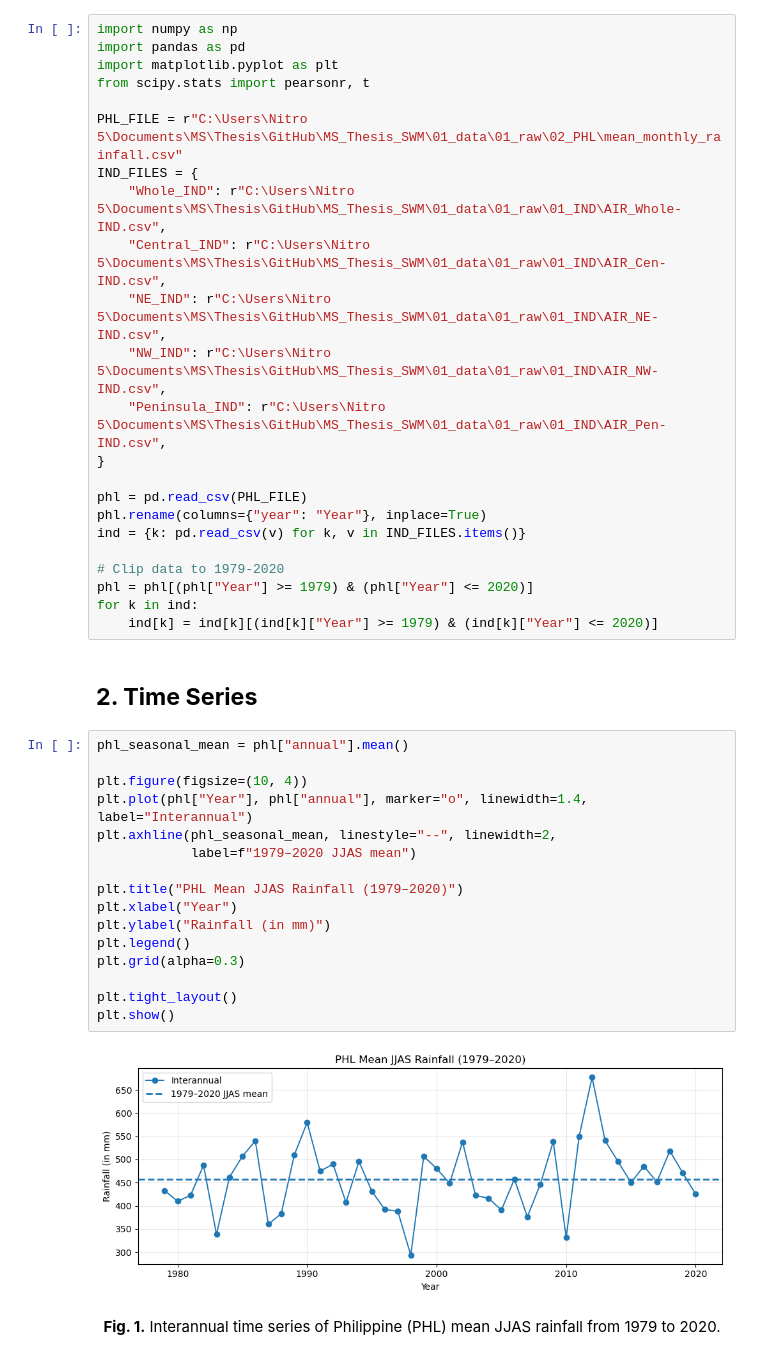
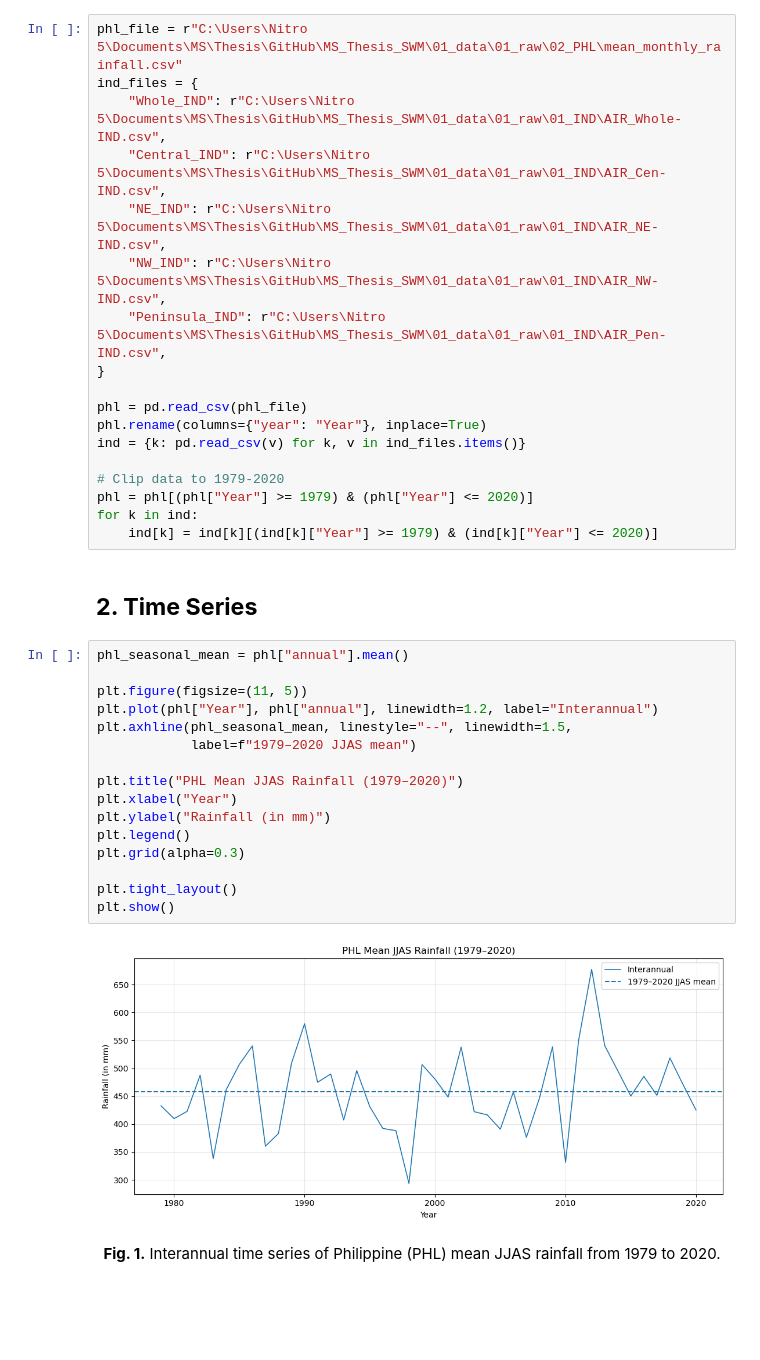
Before and after one commit to AleandraR/MS_Thesis_SWM, a Jupyter notebook: 02_notebooks/01a_INDvPHL_TimeSeries.ipynb, the cells around one changed output. Saved outputs shown, nothing was run; the diff lists cells and outputs as text; blank space fills up the shorter version.

```diff
--- a/02_notebooks/01a_INDvPHL_TimeSeries.ipynb
+++ b/02_notebooks/01a_INDvPHL_TimeSeries.ipynb
@@ -38,11 +41,6 @@ The following datasets have been downloaded and prepared.
 # %%
-import numpy as np
-import pandas as pd
-import matplotlib.pyplot as plt
-from scipy.stats import pearsonr, t
-
-PHL_FILE = r"C:\Users\Nitro 5\Documents\MS\Thesis\GitHub\MS_Thesis_SWM\01_data\01_raw\02_PHL\mean_monthly_rainfall.csv"
-IND_FILES = {
+phl_file = r"C:\Users\Nitro 5\Documents\MS\Thesis\GitHub\MS_Thesis_SWM\01_data\01_raw\02_PHL\mean_monthly_rainfall.csv"
+ind_files = {
     "Whole_IND": r"C:\Users\Nitro 5\Documents\MS\Thesis\GitHub\MS_Thesis_SWM\01_data\01_raw\01_IND\AIR_Whole-IND.csv",
     "Central_IND": r"C:\Users\Nitro 5\Documents\MS\Thesis\GitHub\MS_Thesis_SWM\01_data\01_raw\01_IND\AIR_Cen-IND.csv",
     "NE_IND": r"C:\Users\Nitro 5\Documents\MS\Thesis\GitHub\MS_Thesis_SWM\01_data\01_raw\01_IND\AIR_NE-IND.csv",
@@ -50,9 +48,9 @@ IND_FILES = {
     "Peninsula_IND": r"C:\Users\Nitro 5\Documents\MS\Thesis\GitHub\MS_Thesis_SWM\01_data\01_raw\01_IND\AIR_Pen-IND.csv",
 }
 
-phl = pd.read_csv(PHL_FILE)
+phl = pd.read_csv(phl_file)
 phl.rename(columns={"year": "Year"}, inplace=True)
-ind = {k: pd.read_csv(v) for k, v in IND_FILES.items()}
+ind = {k: pd.read_csv(v) for k, v in ind_files.items()}
 
 # Clip data to 1979-2020
 phl = phl[(phl["Year"] >= 1979) & (phl["Year"] <= 2020)]
@@ -63,21 +61,21 @@ for k in ind:
 # %%
 phl_seasonal_mean = phl["annual"].mean()
 
-plt.figure(figsize=(10, 4))
-plt.plot(phl["Year"], phl["annual"], marker="o", linewidth=1.4, label="Interannual")
-plt.axhline(phl_seasonal_mean, linestyle="--", linewidth=2,
+plt.figure(figsize=(11, 5))
+plt.plot(phl["Year"], phl["annual"], linewidth=1.2, label="Interannual")
+plt.axhline(phl_seasonal_mean, linestyle="--", linewidth=1.5,
             label=f"1979–2020 JJAS mean")
 
 plt.title("PHL Mean JJAS Rainfall (1979–2020)")
 plt.xlabel("Year")
 plt.ylabel("Rainfall (in mm)")
 plt.legend()
 plt.grid(alpha=0.3)
 
 plt.tight_layout()
 plt.show()
 # %% [output]
-[figure, old version]
+[figure, new version]
 # %% [markdown]
 <p style="text-align:center"><strong>Fig. 1.</strong> Interannual time series of Philippine (PHL) mean JJAS rainfall from 1979 to 2020.</p>
 # %%
```
Also changed, not shown: parts of 33 cells of this notebook.
